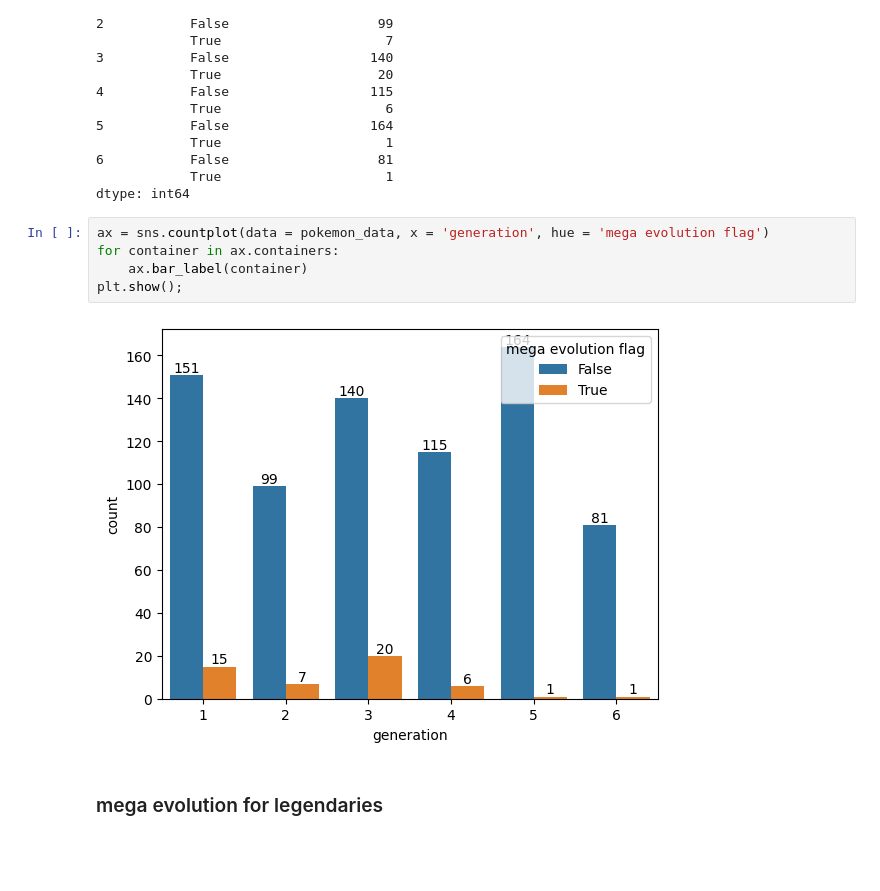
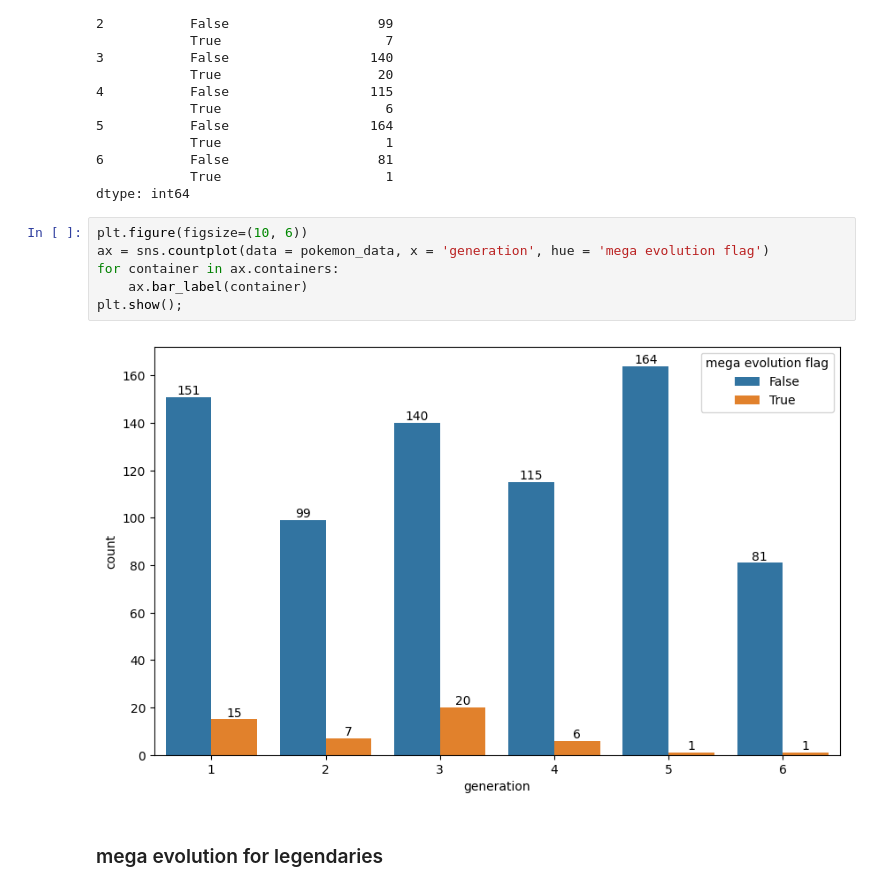
Before and after one commit to RayirthSoni/EDA-Practise, a Jupyter notebook: Code/pokemon-analysis.ipynb, the cells around one changed output. Cells and saved outputs as stored; diff of their text form; blank space fills up the shorter version.

Commit message:
added alternate code for plots

```diff
--- a/Code/pokemon-analysis.ipynb
+++ b/Code/pokemon-analysis.ipynb
@@ -385,12 +417,13 @@ generation  mega evolution flag
             True                     1
 dtype: int64
 # %%
+plt.figure(figsize=(10, 6))
 ax = sns.countplot(data = pokemon_data, x = 'generation', hue = 'mega evolution flag')
 for container in ax.containers:
     ax.bar_label(container)
 plt.show();
 # %% [output]
-[figure, old version]
+[figure, new version]
 # %% [markdown]
 ### mega evolution for legendaries
 # %%
```
Also changed, not shown: parts of 5 cells of this notebook.
